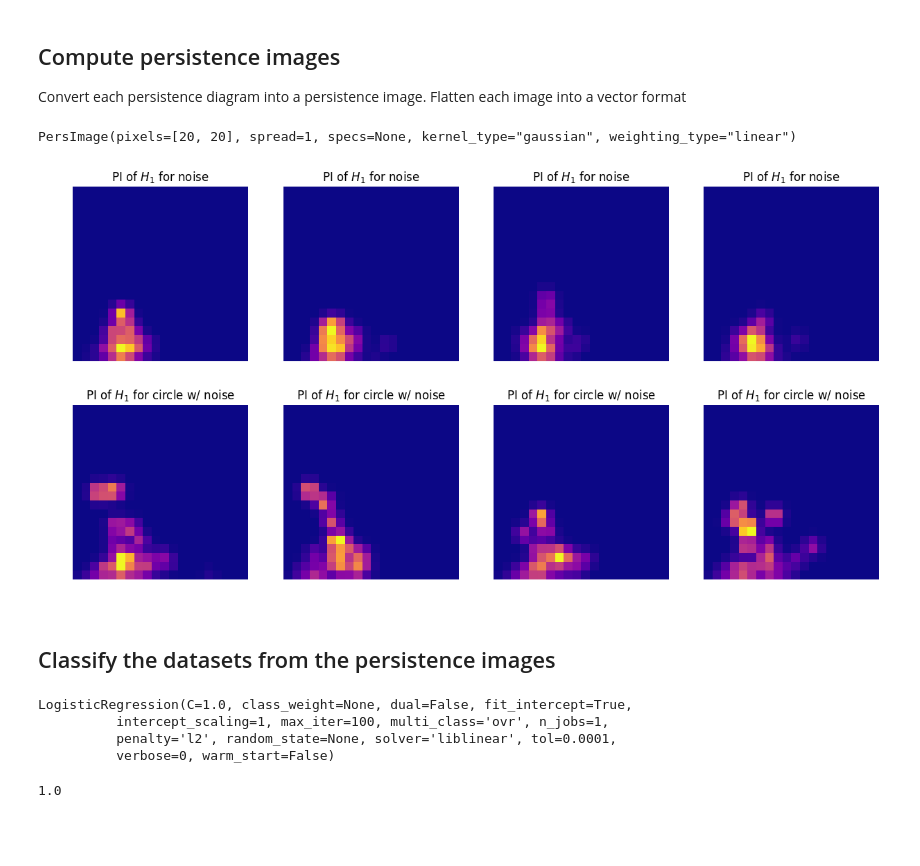
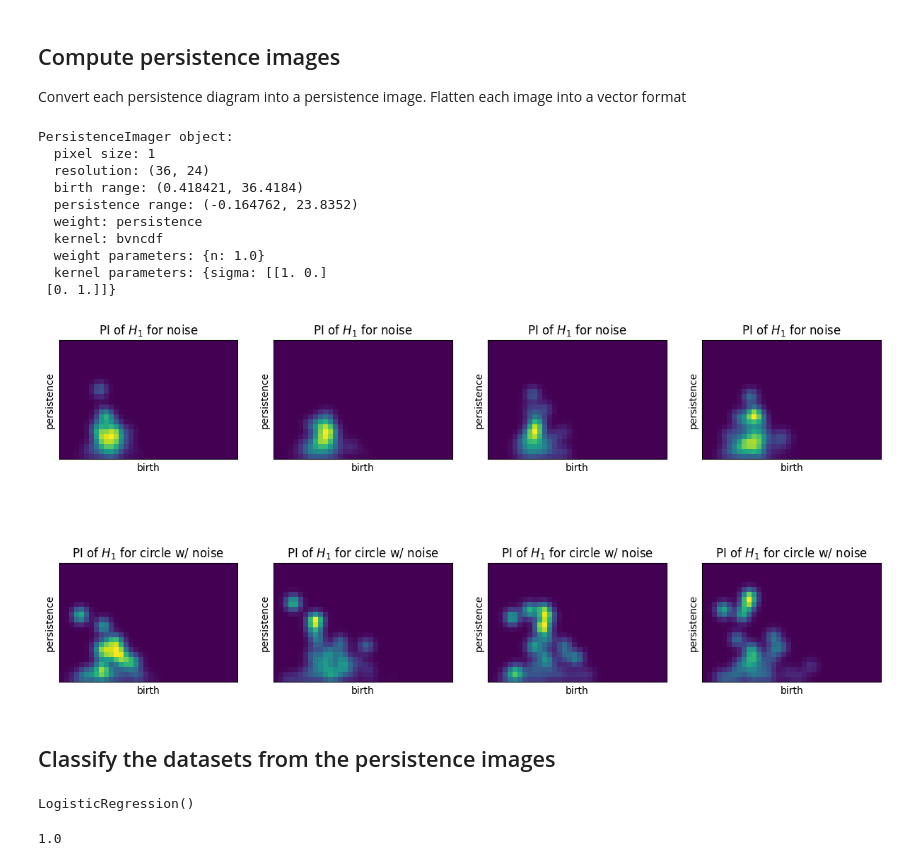
Before and after one commit to scikit-tda/persim, a Jupyter notebook: docs/notebooks/Classification with persistence images.ipynb, the cells around one changed output. Drawn from its saved outputs; the diff is of its cells as text; code cells hidden in the pictures; blank space fills up the shorter version.

```diff
--- a/docs/notebooks/Classification with persistence images.ipynb
+++ b/docs/notebooks/Classification with persistence images.ipynb
@@ -86,27 +87,39 @@ plt.show()
 ## Compute persistence images
 
 Convert each persistence diagram into a persistence image. Flatten each image into a vector format
-# %%
-pim = PersImage(pixels=[20,20], spread=1)
-imgs = pim.transform(diagrams_h1)
-# %% [output]
-PersImage(pixels=[20, 20], spread=1, specs=None, kernel_type="gaussian", weighting_type="linear")
+# %%
+pimgr = PersistenceImager(pixel_size=1)
+pimgr.fit(diagrams_h1)
+imgs = pimgr.transform(diagrams_h1)
+# %%
+pimgr
+# %% [output]
+PersistenceImager object:
+  pixel size: 1
+  resolution: (36, 24)
+  birth range: (0.418421, 36.4184)
+  persistence range: (-0.164762, 23.8352)
+  weight: persistence
+  kernel: bvncdf
+  weight parameters: {n: 1.0}
+  kernel parameters: {sigma: [[1. 0.]
+ [0. 1.]]}
 # %%
 imgs_array = np.array([img.flatten() for img in imgs])
 # %%
 plt.figure(figsize=(15,7.5))
 
 for i in range(4):
     ax = plt.subplot(240+i+1)
-    pim.show(imgs[i], ax)
+    pimgr.plot_image(imgs[i], ax)
     plt.title("PI of $H_1$ for noise")
 
 for i in range(4):
     ax = plt.subplot(240+i+5)
-    pim.show(imgs[-(i+1)], ax)
+    pimgr.plot_image(imgs[-(i+1)], ax)
     plt.title("PI of $H_1$ for circle w/ noise")
 # %% [output]
-[figure, old version]
+[figure, new version]
 # %% [markdown]
 ## Classify the datasets from the persistence images
 # %%
@@ -115,10 +128,7 @@ X_train, X_test, y_train, y_test = train_test_split(imgs_array, labels, test_siz
 lr = LogisticRegression()
 lr.fit(X_train, y_train)
 # %% [output]
-LogisticRegression(C=1.0, class_weight=None, dual=False, fit_intercept=True,
-          intercept_scaling=1, max_iter=100, multi_class='ovr', n_jobs=1,
-          penalty='l2', random_state=None, solver='liblinear', tol=0.0001,
-          verbose=0, warm_start=False)
+LogisticRegression()
 # %%
 lr.score(X_test, y_test)
 # %% [output]
```
Also changed, not shown: parts of 5 cells of this notebook, 4 other files.
